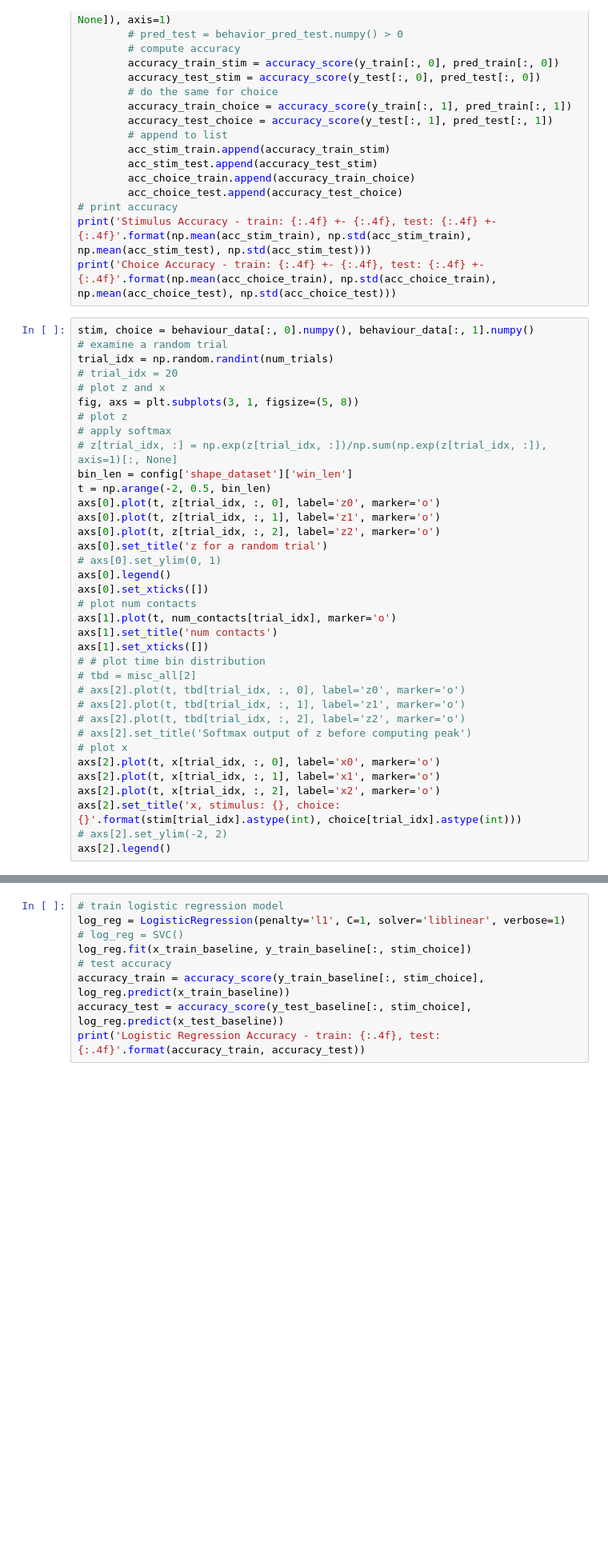
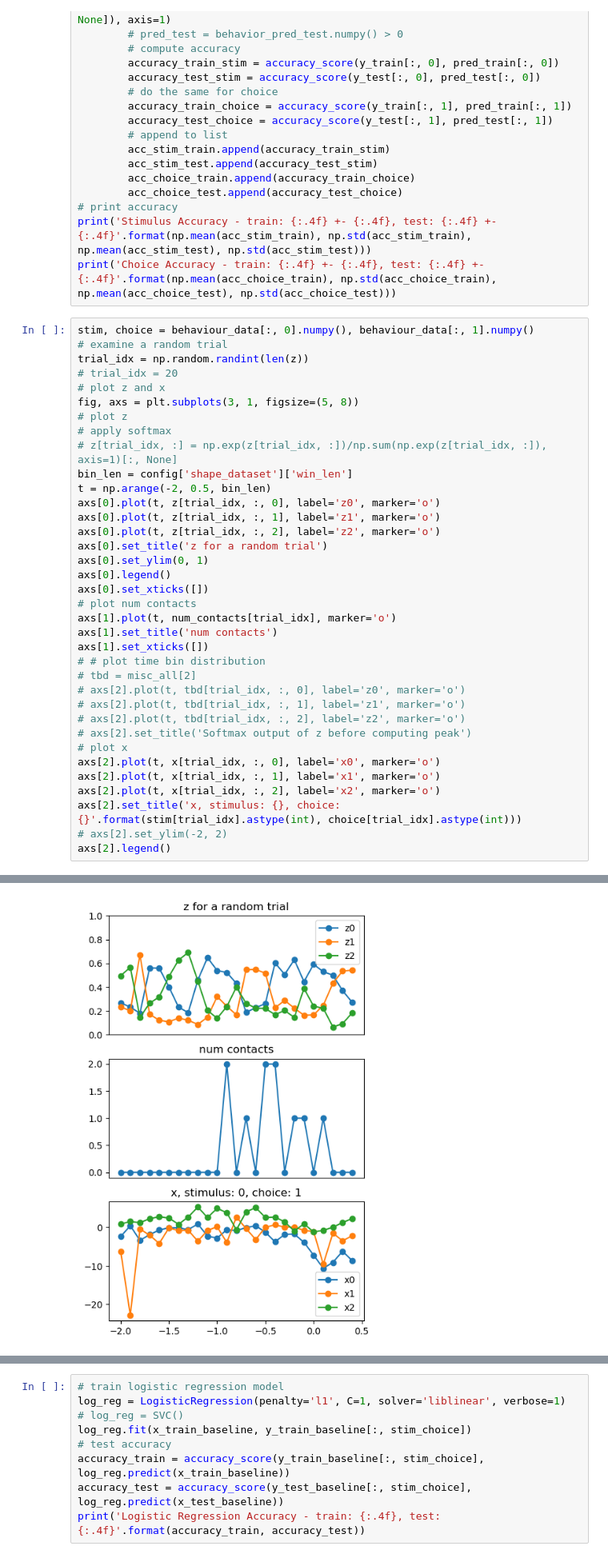
Before and after one commit to methi1999/switching_subspace, a Jupyter notebook: sup.ipynb, the cells around one changed output, grey strips where cells are left out. Shown at 80% size. Cells and saved outputs as stored; diff of their text form; blank space fills up the shorter version.

```diff
--- a/sup.ipynb
+++ b/sup.ipynb
@@ -443,7 +476,7 @@ print('Choice Accuracy - train: {:.4f} +- {:.4f}, test: {:.4f} +- {:.4f}'.format
 # %%
 stim, choice = behaviour_data[:, 0].numpy(), behaviour_data[:, 1].numpy()
 # examine a random trial
-trial_idx = np.random.randint(num_trials)
+trial_idx = np.random.randint(len(z))
 # trial_idx = 20
 # plot z and x
 fig, axs = plt.subplots(3, 1, figsize=(5, 8))
@@ -456,7 +489,7 @@ axs[0].plot(t, z[trial_idx, :, 0], label='z0', marker='o')
 axs[0].plot(t, z[trial_idx, :, 1], label='z1', marker='o')
 axs[0].plot(t, z[trial_idx, :, 2], label='z2', marker='o')
 axs[0].set_title('z for a random trial')
-# axs[0].set_ylim(0, 1)
+axs[0].set_ylim(0, 1)
 axs[0].legend()
 axs[0].set_xticks([])
 # plot num contacts
@@ -476,3 +509,4 @@ axs[2].plot(t, x[trial_idx, :, 2], label='x2', marker='o')
 axs[2].set_title('x, stimulus: {}, choice: {}'.format(stim[trial_idx].astype(int), choice[trial_idx].astype(int)))
 # axs[2].set_ylim(-2, 2)
 axs[2].legend()
+# %% [output]
@@ -479,3 +514,4 @@ axs[2].legend()
+[figure, added]
 # %%
 # examine a random trial
 # trial_idx = np.random.randint(len(spikes_test))
```
Also changed, not shown: parts of 8 cells of this notebook, 8 other files.
